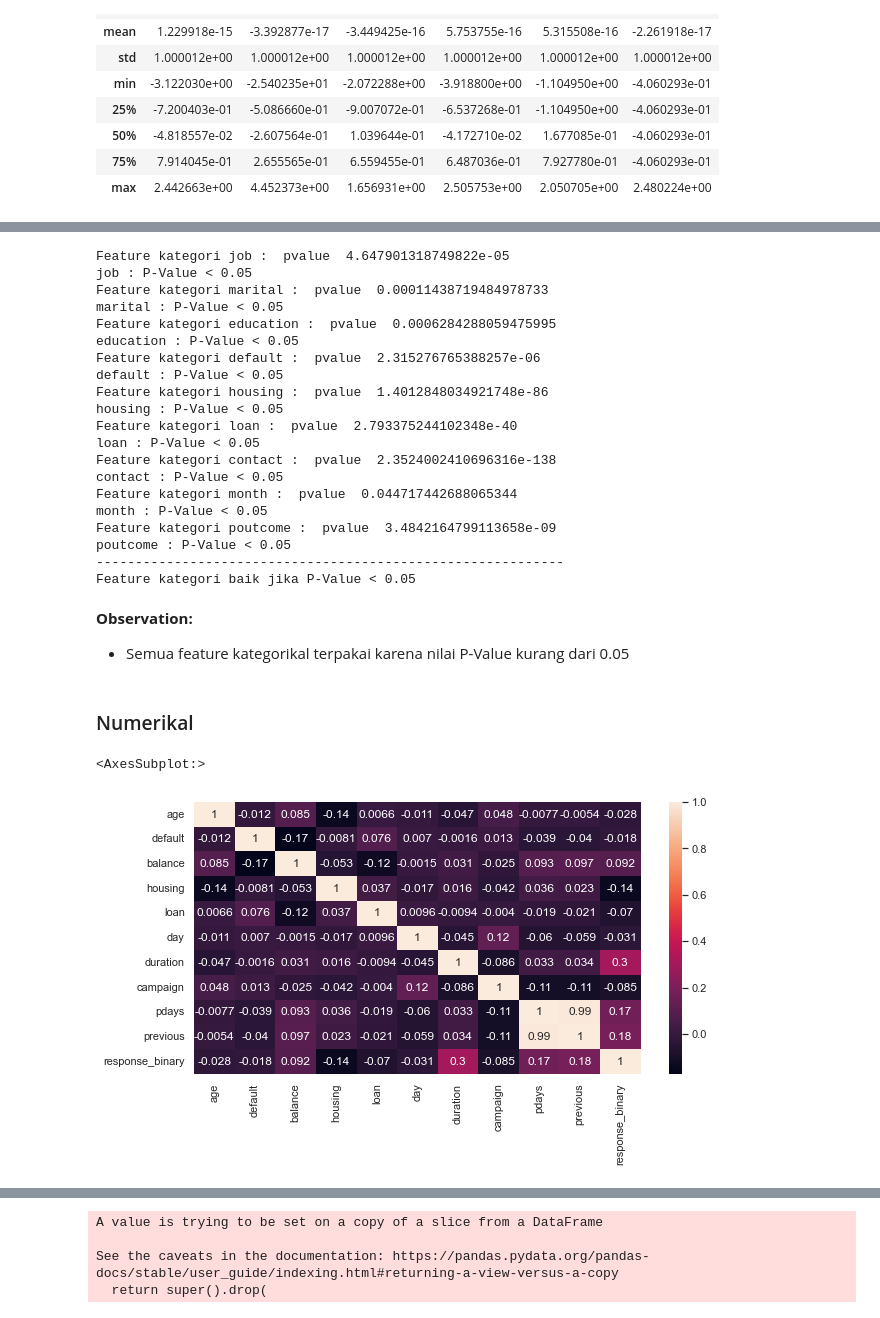
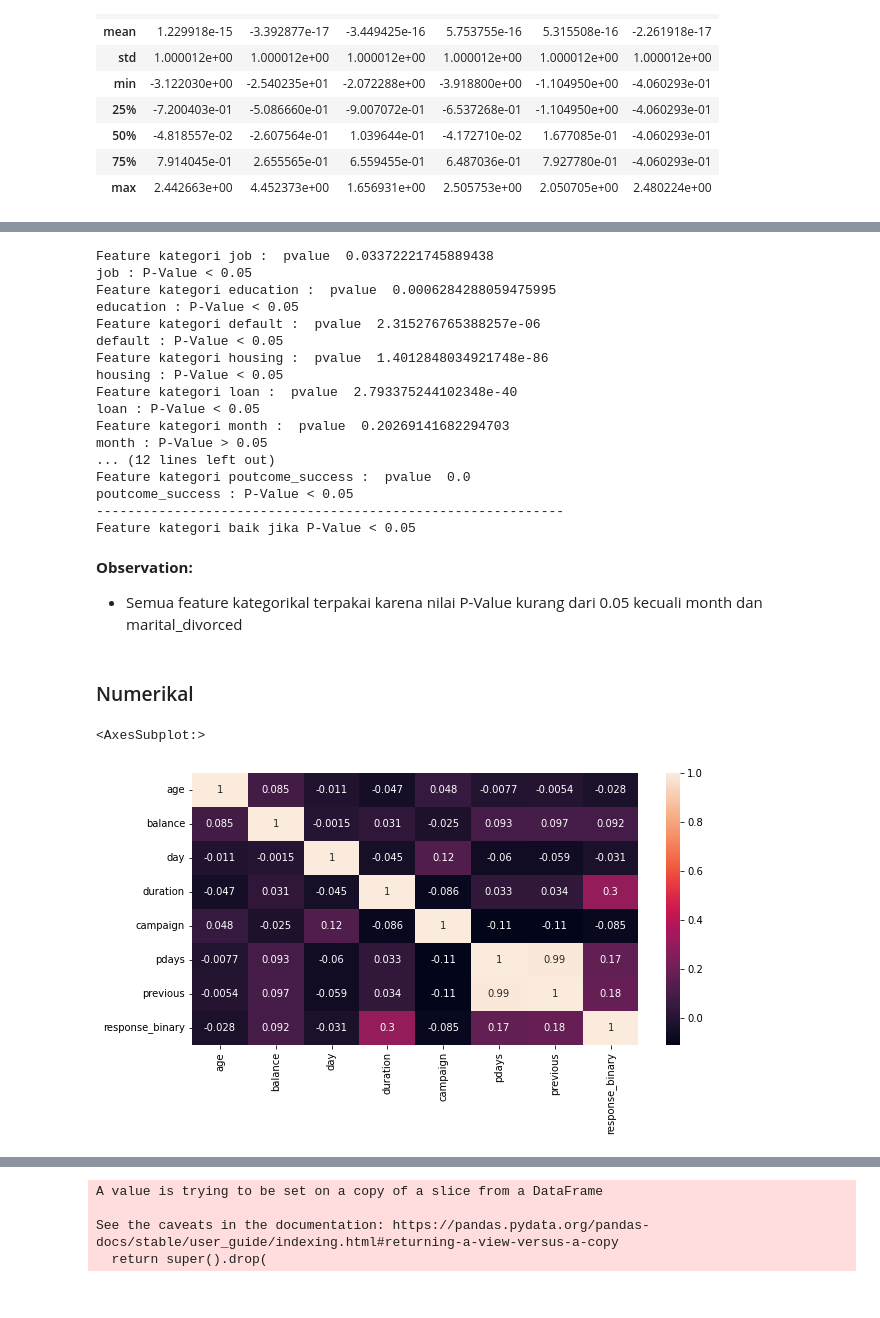
Before and after one commit to dinosukqwerty/Final-Project---Beta-Tech, a Jupyter notebook: FinalProject-Stage2.ipynb, the cells around one changed output, grey strips where cells are left out. Cells and saved outputs as stored; diff of their text form; code cells hidden in the pictures.

Commit message:
STAGE 2 - edit 'mapping feature job + onhotencode'

```diff
--- a/FinalProject-Stage2.ipynb
+++ b/FinalProject-Stage2.ipynb
@@ -1114,8 +1099,6 @@ df_new.select_dtypes(include='object')
 # %%
-#convert object to category
+#ambil kategorikal
 to_cat = df_new.select_dtypes(include='object').columns.to_list()
-for x in to_cat:
-    df_new[x] = df_new[x].astype('category')
 # %%
 #Encoding pendidikan karena hirarki
 df_new.education = df_new.education.map({
@@ -1135,2 +1126,33 @@ Name: education, dtype: int64
+# %%
+#mapping job sesuai gajinya
+"""
+Management 46.537/yr (11)
+Entrepreneur = rangenya pasti luas, taruh dibawah management (10)
+Self-employed/freelancer 30.000/yr (9)
+Technician 22.353/yr (8)
+Blue-collar 17.645/yr (7)
+Admin  1.420/bulan = 17.040/yr (6)
+Services 12.434/yr (5)
+Housmaid 9.876/yr  (4)
+Student/part-time 600/bulan = 7.200/yr (3)
+Retired 300/month = 3.600/yr (2)
+Unemployed = 0 (1)
+
+"""
+
+df_new.job = df_new.job.map({
+    'management': 11,
+    'entrepreneur':10,
+    'self-employed':9,
+    'technician':8,
+    'blue-collar' : 7,
+    'admin': 6,
+    'services':5,
+    'housemaid':4,
+    'student':3,
+    'retired': 2,
+    'unemployed': 1,
+    'unknown':0,
+})
 # %%
 #OnHot Pada kolom job
@@ -1434,5 +1428,7 @@ category = x_cat.columns.to_list()
 # %%
 #Cek pvalue dari feature kategori dari hasil test
+
+h1_feature = []
 
 for i in range(len(category)):
     print('Feature kategori', category[i], ': ', 'pvalue ', pvalue[i])
@@ -1440,13 +1436,12 @@ for i in range(len(category)):
         print(category[i], ':', 'P-Value < 0.05')
     else:
         print(category[i], ':', 'P-Value > 0.05')
+        h1_feature.append(category[i])
 print('------------------------------------------------------------')
 print('Feature kategori baik jika P-Value < 0.05')
 # %% [output]
-Feature kategori job :  pvalue  4.647901318749822e-05
+Feature kategori job :  pvalue  0.03372221745889438
 job : P-Value < 0.05
-Feature kategori marital :  pvalue  0.00011438719484978733
-marital : P-Value < 0.05
 Feature kategori education :  pvalue  0.0006284288059475995
 education : P-Value < 0.05
 Feature kategori default :  pvalue  2.315276765388257e-06
@@ -1455,23 +1450,22 @@ Feature kategori housing :  pvalue  1.4012848034921748e-86
 housing : P-Value < 0.05
 Feature kategori loan :  pvalue  2.793375244102348e-40
 loan : P-Value < 0.05
-Feature kategori contact :  pvalue  2.3524002410696316e-138
-contact : P-Value < 0.05
-Feature kategori month :  pvalue  0.044717442688065344
-month : P-Value < 0.05
-Feature kategori poutcome :  pvalue  3.4842164799113658e-09
-poutcome : P-Value < 0.05
+Feature kategori month :  pvalue  0.20269141682294703
+month : P-Value > 0.05
+... (12 lines left out)
+Feature kategori poutcome_success :  pvalue  0.0
+poutcome_success : P-Value < 0.05
 ------------------------------------------------------------
 Feature kategori baik jika P-Value < 0.05
-# %% [markdown]
-**Observation:**<br>
-- Semua feature kategorikal terpakai karena nilai P-Value kurang dari 0.05 <br>
-# %% [markdown]
-### Numerikal
+# %% [markdown]
+**Observation:**<br>
+- Semua feature kategorikal terpakai karena nilai P-Value kurang dari 0.05 kecuali month dan marital_divorced <br>
+# %% [markdown]
+### Numerikal
 # %%
 # Korelasi antarfitur dan fitur dengan target
 plt.figure(figsize=(10,5))
-sns.heatmap(no_outliers.corr(method='spearman'),annot=True)
+sns.heatmap(no_outliers[nums].corr(method='spearman'),annot=True)
 # %% [output]
 <AxesSubplot:>
-[figure, old version]
+[figure, new version]
```
Also changed, not shown: parts of 243 cells of this notebook.
